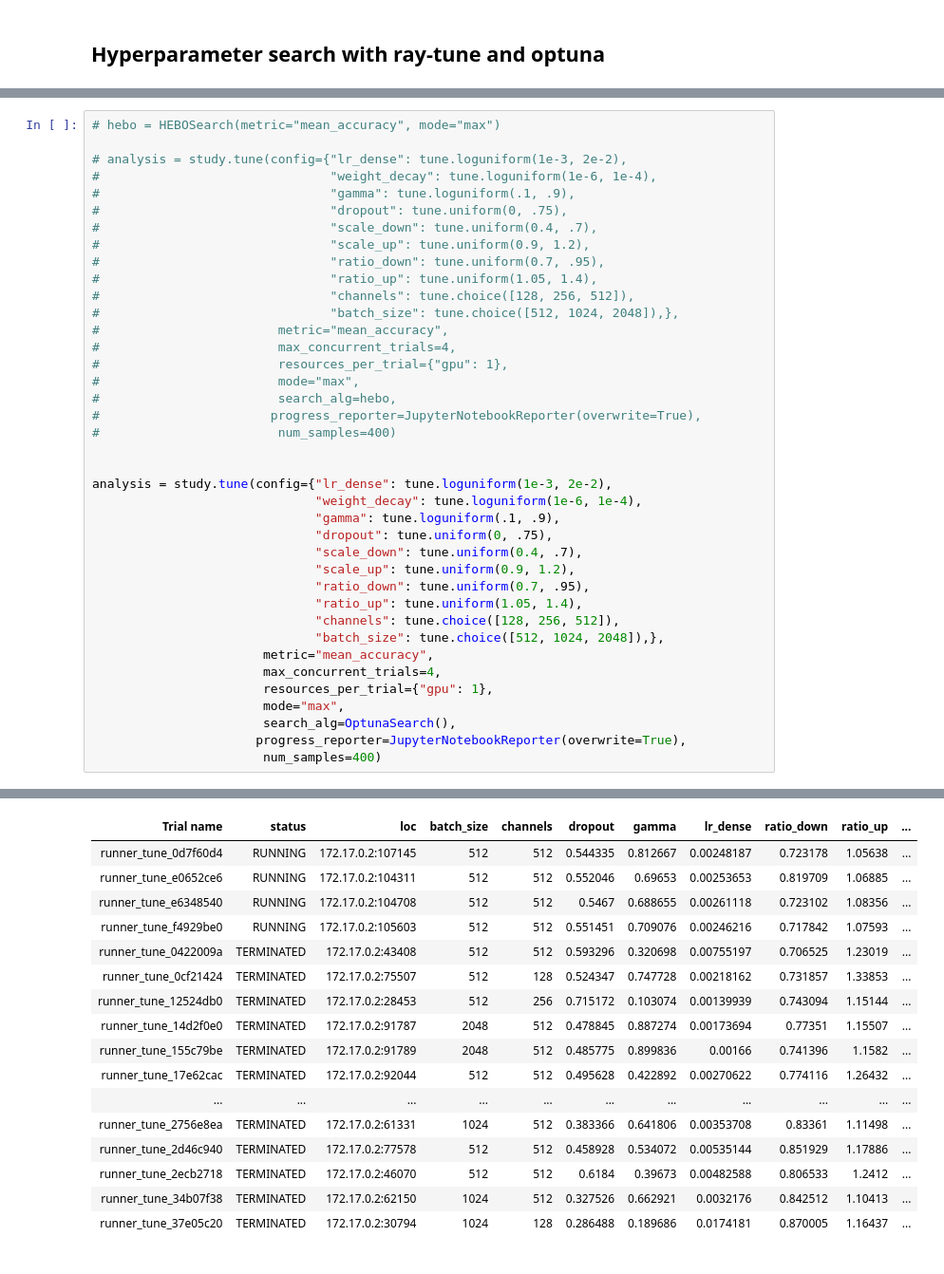
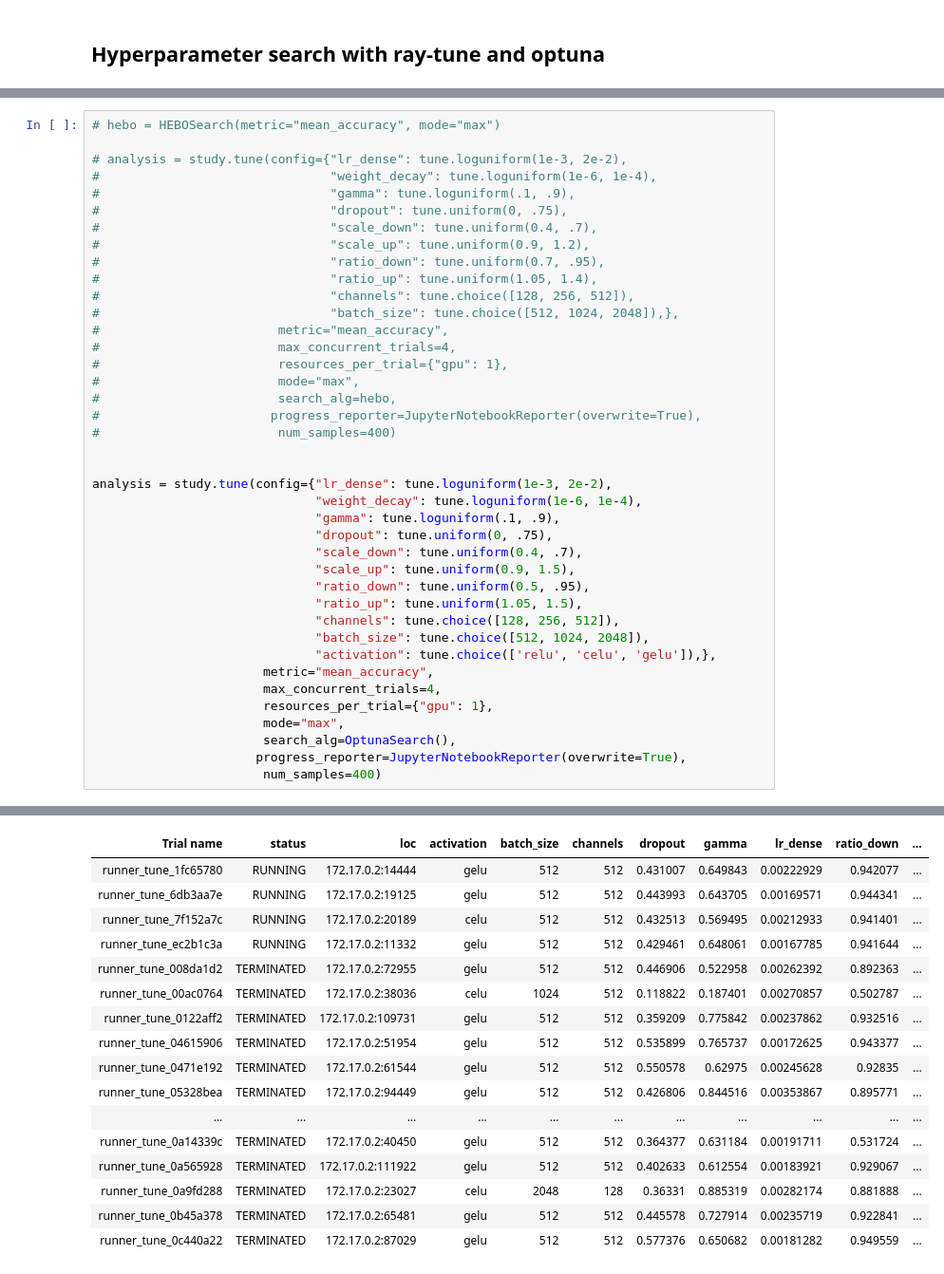
Before and after one commit to mlutils/beamds, a Jupyter notebook: notebooks/beam_cifar10.ipynb, the cells around one changed output, grey strips where cells are left out. Shown at 95% size. Saved outputs shown, nothing was run; the diff lists cells and outputs as text.

```diff
--- a/notebooks/beam_cifar10.ipynb
+++ b/notebooks/beam_cifar10.ipynb
@@ -334,11 +326,12 @@ analysis = study.tune(config={"lr_dense": tune.loguniform(1e-3, 2e-2),
                               "gamma": tune.loguniform(.1, .9),
                               "dropout": tune.uniform(0, .75),
                               "scale_down": tune.uniform(0.4, .7),
-                              "scale_up": tune.uniform(0.9, 1.2),
-                              "ratio_down": tune.uniform(0.7, .95),
-                              "ratio_up": tune.uniform(1.05, 1.4),
+                              "scale_up": tune.uniform(0.9, 1.5),
+                              "ratio_down": tune.uniform(0.5, .95),
+                              "ratio_up": tune.uniform(1.05, 1.5),
                               "channels": tune.choice([128, 256, 512]),
-                              "batch_size": tune.choice([512, 1024, 2048]),},
+                              "batch_size": tune.choice([512, 1024, 2048]),
+                              "activation": tune.choice(['relu', 'celu', 'gelu']),},
                        metric="mean_accuracy",
                        max_concurrent_trials=4,
                        resources_per_trial={"gpu": 1},
@@ -358,17 +351,17 @@ Number of trials: 64/400 (4 RUNNING, 60 TERMINATED)
-| Trial name | status | loc | batch_size | channels | dropout | gamma | lr_dense | ratio_down | ratio_up | ... |
-| runner_tune_0d7f60d4 | RUNNING | 172.17.0.2:107145 | 512 | 512 | 0.544335 | 0.812667 | 0.00248187 | 0.723178 | 1.05638 | ... |
-| runner_tune_e0652ce6 | RUNNING | 172.17.0.2:104311 | 512 | 512 | 0.552046 | 0.69653 | 0.00253653 | 0.819709 | 1.06885 | ... |
-| runner_tune_e6348540 | RUNNING | 172.17.0.2:104708 | 512 | 512 | 0.5467 | 0.688655 | 0.00261118 | 0.723102 | 1.08356 | ... |
-| runner_tune_f4929be0 | RUNNING | 172.17.0.2:105603 | 512 | 512 | 0.551451 | 0.709076 | 0.00246216 | 0.717842 | 1.07593 | ... |
-| runner_tune_0422009a | TERMINATED | 172.17.0.2:43408 | 512 | 512 | 0.593296 | 0.320698 | 0.00755197 | 0.706525 | 1.23019 | ... |
-| runner_tune_0cf21424 | TERMINATED | 172.17.0.2:75507 | 512 | 128 | 0.524347 | 0.747728 | 0.00218162 | 0.731857 | 1.33853 | ... |
-| runner_tune_12524db0 | TERMINATED | 172.17.0.2:28453 | 512 | 256 | 0.715172 | 0.103074 | 0.00139939 | 0.743094 | 1.15144 | ... |
-| runner_tune_14d2f0e0 | TERMINATED | 172.17.0.2:91787 | 2048 | 512 | 0.478845 | 0.887274 | 0.00173694 | 0.77351 | 1.15507 | ... |
-| runner_tune_155c79be | TERMINATED | 172.17.0.2:91789 | 2048 | 512 | 0.485775 | 0.899836 | 0.00166 | 0.741396 | 1.1582 | ... |
-| runner_tune_17e62cac | TERMINATED | 172.17.0.2:92044 | 512 | 512 | 0.495628 | 0.422892 | 0.00270622 | 0.774116 | 1.26432 | ... |
+| Trial name | status | loc | activation | batch_size | channels | dropout | gamma | lr_dense | ratio_down | ... |
+| runner_tune_1fc65780 | RUNNING | 172.17.0.2:14444 | gelu | 512 | 512 | 0.431007 | 0.649843 | 0.00222929 | 0.942077 | ... |
+| runner_tune_6db3aa7e | RUNNING | 172.17.0.2:19125 | gelu | 512 | 512 | 0.443993 | 0.643705 | 0.00169571 | 0.944341 | ... |
+| runner_tune_7f152a7c | RUNNING | 172.17.0.2:20189 | celu | 512 | 512 | 0.432513 | 0.569495 | 0.00212933 | 0.941401 | ... |
+| runner_tune_ec2b1c3a | RUNNING | 172.17.0.2:11332 | gelu | 512 | 512 | 0.429461 | 0.648061 | 0.00167785 | 0.941644 | ... |
+| runner_tune_008da1d2 | TERMINATED | 172.17.0.2:72955 | gelu | 512 | 512 | 0.446906 | 0.522958 | 0.00262392 | 0.892363 | ... |
+| runner_tune_00ac0764 | TERMINATED | 172.17.0.2:38036 | celu | 1024 | 512 | 0.118822 | 0.187401 | 0.00270857 | 0.502787 | ... |
+| runner_tune_0122aff2 | TERMINATED | 172.17.0.2:109731 | gelu | 512 | 512 | 0.359209 | 0.775842 | 0.00237862 | 0.932516 | ... |
+| runner_tune_04615906 | TERMINATED | 172.17.0.2:51954 | gelu | 512 | 512 | 0.535899 | 0.765737 | 0.00172625 | 0.943377 | ... |
+| runner_tune_0471e192 | TERMINATED | 172.17.0.2:61544 | gelu | 512 | 512 | 0.550578 | 0.62975 | 0.00245628 | 0.92835 | ... |
+| runner_tune_05328bea | TERMINATED | 172.17.0.2:94449 | gelu | 512 | 512 | 0.426806 | 0.844516 | 0.00353867 | 0.895771 | ... |
 | ... | ... | ... | ... | ... | ... | ... | ... | ... | ... | ... |
-| runner_tune_2756e8ea | TERMINATED | 172.17.0.2:61331 | 1024 | 512 | 0.383366 | 0.641806 | 0.00353708 | 0.83361 | 1.11498 | ... |
-| runner_tune_2d46c940 | TERMINATED | 172.17.0.2:77578 | 512 | 512 | 0.458928 | 0.534072 | 0.00535144 | 0.851929 | 1.17886 | ... |
-| runner_tune_2ecb2718 | TERMINATED | 172.17.0.2:46070 | 512 | 512 | 0.6184 | 0.39673 | 0.00482588 | 0.806533 | 1.2412 | ... |
-| runner_tune_34b07f38 | TERMINATED | 172.17.0.2:62150 | 1024 | 512 | 0.327526 | 0.662921 | 0.0032176 | 0.842512 | 1.10413 | ... |
-| runner_tune_37e05c20 | TERMINATED | 172.17.0.2:30794 | 1024 | 128 | 0.286488 | 0.189686 | 0.0174181 | 0.870005 | 1.16437 | ... |
+| runner_tune_0a14339c | TERMINATED | 172.17.0.2:40450 | gelu | 512 | 512 | 0.364377 | 0.631184 | 0.00191711 | 0.531724 | ... |
+| runner_tune_0a565928 | TERMINATED | 172.17.0.2:111922 | gelu | 512 | 512 | 0.402633 | 0.612554 | 0.00183921 | 0.929067 | ... |
+| runner_tune_0a9fd288 | TERMINATED | 172.17.0.2:23027 | celu | 2048 | 128 | 0.36331 | 0.885319 | 0.00282174 | 0.881888 | ... |
+| runner_tune_0b45a378 | TERMINATED | 172.17.0.2:65481 | gelu | 512 | 512 | 0.445578 | 0.727914 | 0.00235719 | 0.922841 | ... |
+| runner_tune_0c440a22 | TERMINATED | 172.17.0.2:87029 | gelu | 512 | 512 | 0.577376 | 0.650682 | 0.00181282 | 0.949559 | ... |
```
Also changed, not shown: parts of 7 cells of this notebook, 3 other files.
